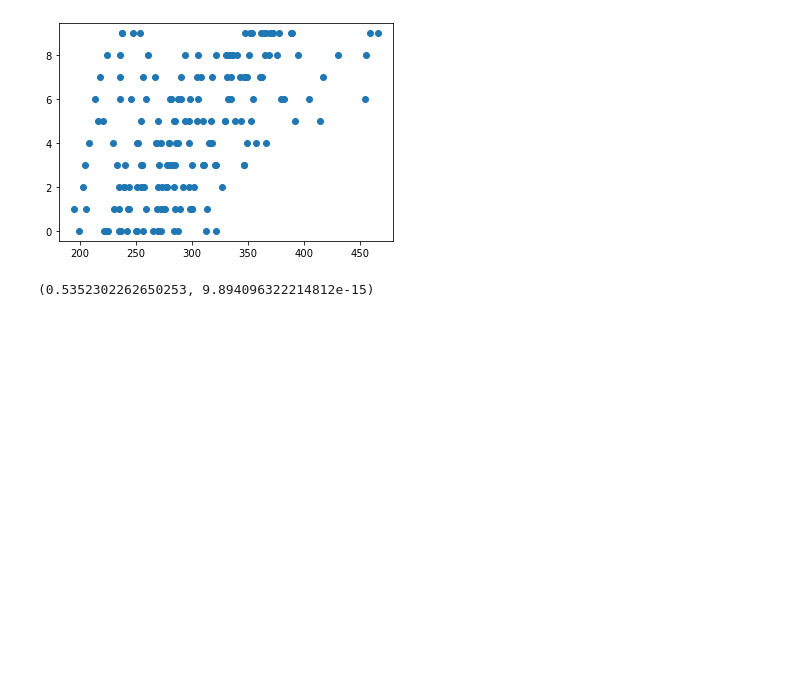
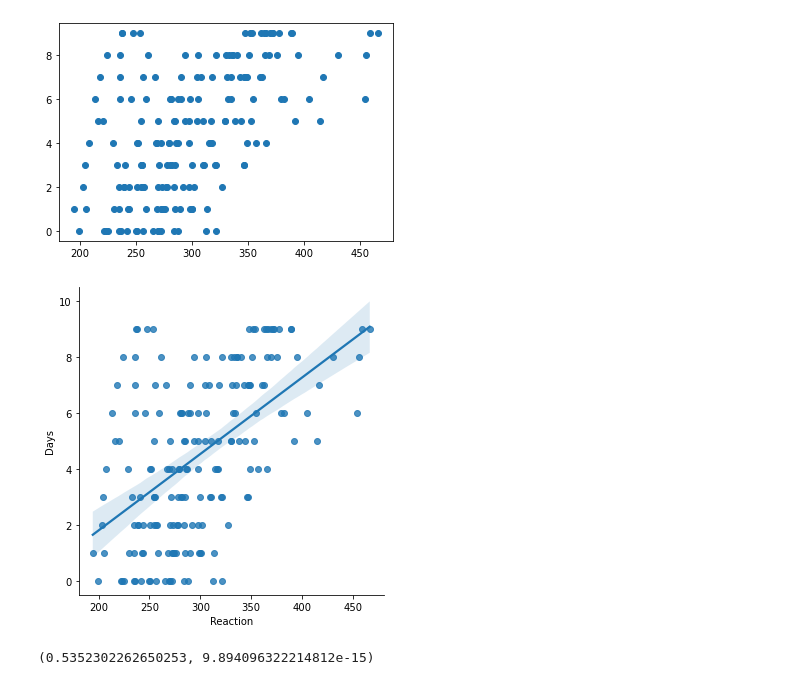
Before and after one commit to markydoug/statistics-exercises, a Jupyter notebook: hypothesis_testing.ipynb, the cells around one changed output. Cells and saved outputs as stored; diff of their text form; code cells hidden in the pictures; blank space fills up the shorter version.

```diff
--- a/hypothesis_testing.ipynb
+++ b/hypothesis_testing.ipynb
@@ -707,6 +816,10 @@ sleepstudy.head()
 plt.scatter(x=sleepstudy.Reaction, y=sleepstudy.Days);
 # %% [output]
 [figure]
+# %%
+sns.lmplot(data=sleepstudy, x="Reaction", y="Days");
+# %% [output]
+[figure, added]
 # %%
 r, p = stats.pearsonr(sleepstudy.Reaction, sleepstudy.Days)
 r, p
```
Also changed, not shown: parts of 61 cells of this notebook.
